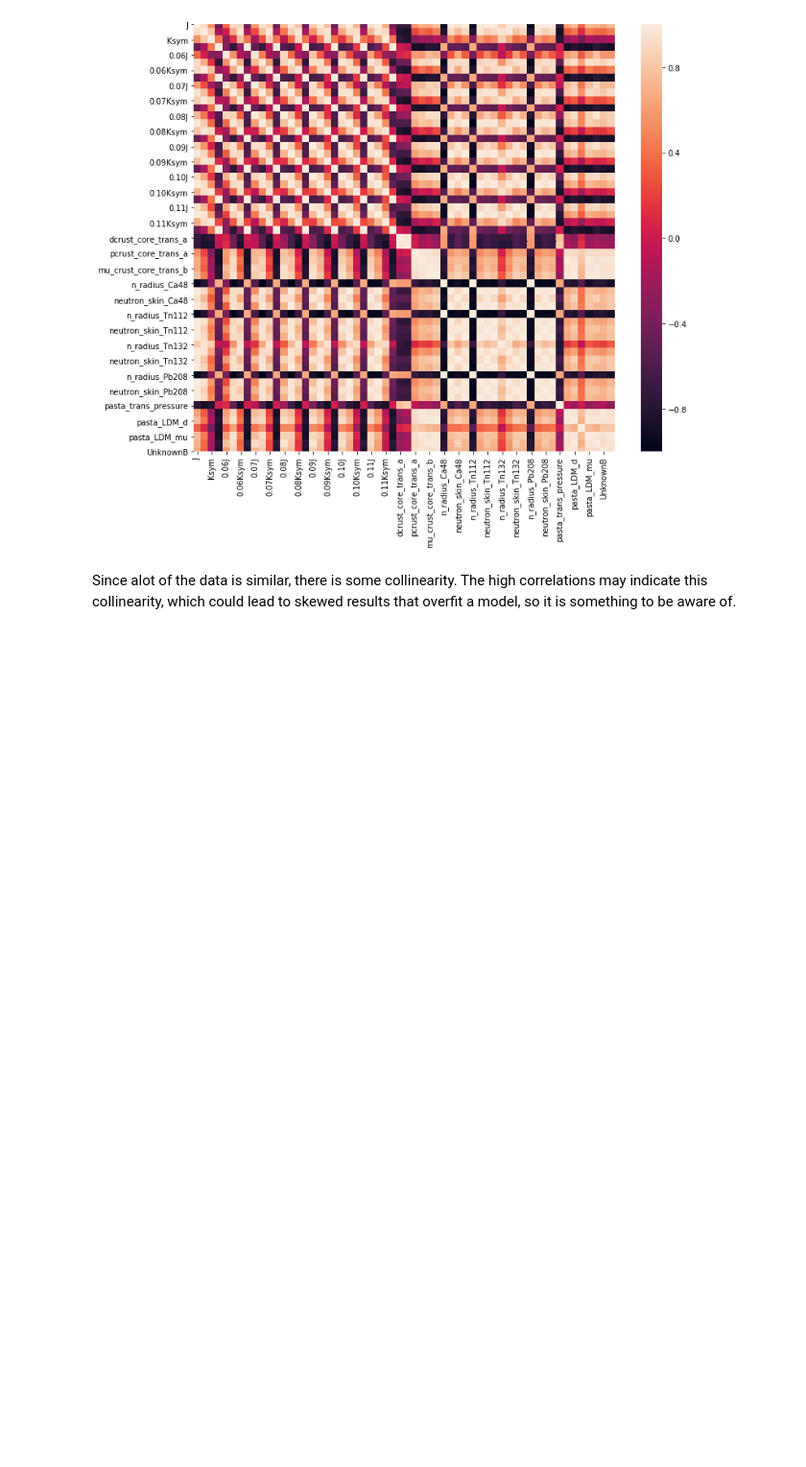
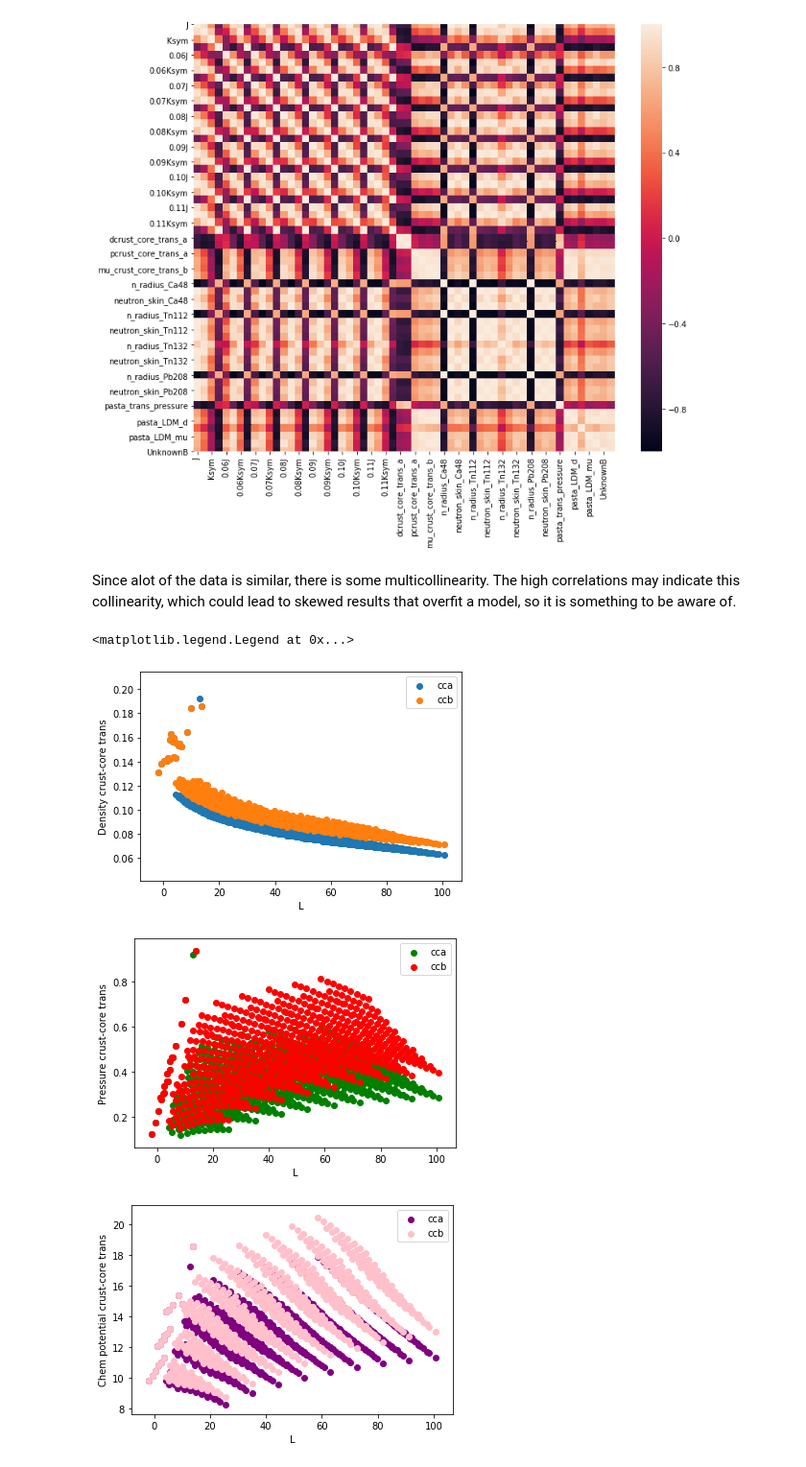
Before and after one commit to bdougl13/ApplyingMLtoNSResearch, a Jupyter notebook: MLtoNS.ipynb, the cells around one changed output. Shown: that part at 96% size. Cells and saved outputs as stored; diff of their text form; code cells hidden in the pictures; blank space fills up the shorter version.

Commit message:
Add MLtoNS.ipynb
compares mu, density, and pressure of 2 different cases

```diff
--- a/MLtoNS.ipynb
+++ b/MLtoNS.ipynb
@@ -313,11 +313,11 @@ These are different EOS models called Skryme forces that describe different EOSs
 #importing the new csv file. There is one column name unaccounted for so there are 3 unknown columns at the end
 cols = ['J','L','Ksym','Qsym','0.06J','0.06L','0.06Ksym','0.06Qsym','0.07J','0.07L','0.07Ksym','0.07Qsym',
         '0.08J','0.08L','0.08Ksym','0.08Qsym','0.09J','0.09L','0.09Ksym','0.09Qsym','0.10J','0.10L','0.10Ksym','0.10Qsym',
-        '0.11J','0.11L','0.11Ksym','0.11Qsym','dcrust_core_trans_a','dcrust_core_trans_b','pcrust_core_trans_a','pcrust_core_trans_b'
+        '0.11J','0.11L','0.11Ksym','0.11Qsym','dcrust_core_trans_a','dcrust_core_trans_b','pcrust_core_trans_a','pcrust_core_trans_b',
         'mu_crust_core_trans_a','mu_crust_core_trans_b','p_radius_Ca48','n_radius_Ca48','Binding_E_Ca48','neutron_skin_Ca48',
         'p_radius_Tn112','n_radius_Tn112','Binding_E_Tn112','neutron_skin_Tn112','p_radius_Tn132','n_radius_Tn132','Binding_E_Tn132','neutron_skin_Tn132',
         'p_radius_Pb208','n_radius_Pb208','Binding_E_Pb208','neutron_skin_Pb208','pasta_trans_d','pasta_trans_pressure','pasta_trans_mu',
-        'pasta_LDM_d','pasta_LDM_pressure','pasta_LDM_mu','UnknownA','UnknownB','UnknownC?']
+        'pasta_LDM_d','pasta_LDM_pressure','pasta_LDM_mu','UnknownA','UnknownB']
 eos = pd.read_table('mega_table_ultimate_Ext.txt', sep='\t', header=None, names=cols)
 eos.head()
 # %% [output]
@@ -395,4 +395,31 @@ sns.heatmap(correlations)
 <matplotlib.axes._subplots.AxesSubplot at 0x...>
 [figure]
 # %% [markdown]
-Since alot of the data is similar, there is some collinearity. The high correlations may indicate this collinearity, which could lead to skewed results that overfit a model, so it is something to be aware of.
+Since alot of the data is similar, there is some multicollinearity. The high correlations may indicate this collinearity, which could lead to skewed results that overfit a model, so it is something to be aware of.
+# %%
+#Comparing a and b on crust-core transitions densities, pressures, and chemical potentials
+plt.figure()
+plt.scatter(eos["L"], eos["dcrust_core_trans_a"])
+plt.scatter(eos["L"], eos["dcrust_core_trans_b"])
+plt.xlabel("L")
+plt.ylabel("Density crust-core trans")
+plt.legend(["cca","ccb"])
+
+plt.figure()
+plt.scatter(eos["L"], eos["pcrust_core_trans_a"], color='g')
+plt.scatter(eos["L"], eos["pcrust_core_trans_b"], color='r')
+plt.xlabel("L")
+plt.ylabel("Pressure crust-core trans")
+plt.legend(["cca","ccb"])
+
+plt.figure()
+plt.scatter(eos["L"], eos["mu_crust_core_trans_a"], color='purple')
+plt.scatter(eos["L"], eos["mu_crust_core_trans_b"], color='pink')
+plt.xlabel("L")
+plt.ylabel("Chem potential crust-core trans")
+plt.legend(["cca","ccb"])
+# %% [output]
+<matplotlib.legend.Legend at 0x...>
+[figure, added]
+[figure, added]
+[figure, added]
```
Also changed, not shown: parts of 4 cells of this notebook.
